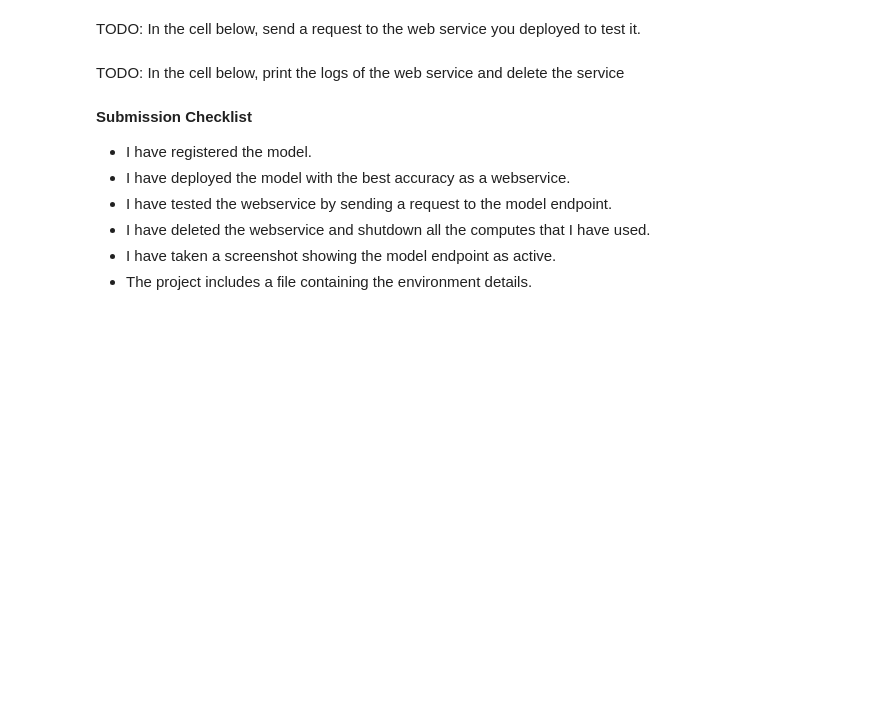
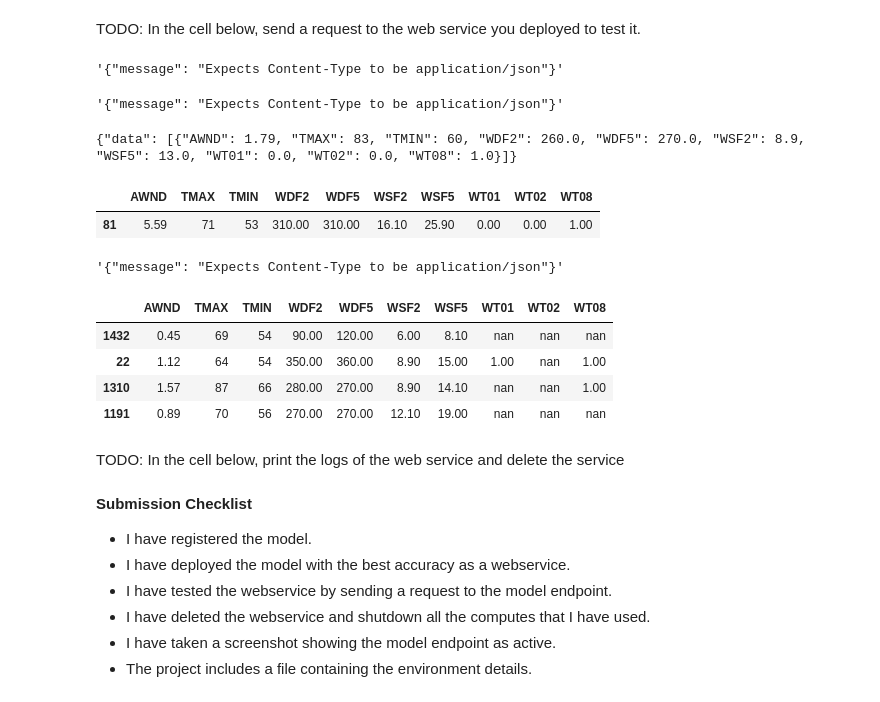
Before and after one commit to RaikohGrass/ML_Azure_Capstone, a Jupyter notebook: automl.ipynb, the cells around one changed output. Cells and saved outputs as stored; diff of their text form; code cells hidden in the pictures; blank space fills up the shorter version.

```diff
--- a/automl.ipynb
+++ b/automl.ipynb
@@ -233,4 +232,58 @@ Swagger URI: http://3e08f3a6-d113-4df7-a407-8fc9518f8ba4.southcentralus.azurecon
 # %% [markdown]
 TODO: In the cell below, send a request to the web service you deployed to test it.
+# %%
+import requests
+import json
+
+# We get a sample from the original dataframe
+df = dataset.to_pandas_dataframe()
+data_sample = df.sample(1).fillna(0)
+precipitation_sample = data_sample.pop('PRCP')
+
+# Transform the data sample into a json format
+dataload = json.dumps({'data': data_sample.to_dict(orient='records')})
+headers = {'Content-type': 'application/json'}
+
+
+# Send a post request to the service
+dataload = '{"data": [{"AWND": 5.59,"TMAX": 71,"TMIN": 53,"WDF2": 310.00,"WDF5": 310.00,"WSF2": 16.10,"WSF5": 25.90,"WT01": 0.00,"WT02": 0.00,"WT08": 0.00}]}'
+post_request = requests.post(service.scoring_uri,dataload,headers)
+post_request.text
+# %% [output]
+'{"message": "Expects Content-Type to be application/json"}'
+# %%
+dataload = '{"data": [{"AWND": 5.59,"TMAX": 71,"TMIN": 53,"WDF2": 310.00,"WDF5": 310.00,"WSF2": 16.10,"WSF5": 25.90,"WT01": 0.00,"WT02": 0.00,"WT08": 0.00}]}'
+
+post_request = requests.post(service.scoring_uri,dataload,headers)
+post_request.text
+# %% [output]
+'{"message": "Expects Content-Type to be application/json"}'
+# %%
+df = dataset.to_pandas_dataframe()
+data_sample = df.sample(1).fillna(0)
+precipitation_sample = data_sample.pop('PRCP')
+
+# Transform the data sample into a json format
+dataload = json.dumps({'data': data_sample.to_dict(orient='records')})
+print(dataload)
+# %% [output]
+{"data": [{"AWND": 1.79, "TMAX": 83, "TMIN": 60, "WDF2": 260.0, "WDF5": 270.0, "WSF2": 8.9, "WSF5": 13.0, "WT01": 0.0, "WT02": 0.0, "WT08": 1.0}]}
+# %%
+data_sample
+# %% [output]
+|  | AWND | TMAX | TMIN | WDF2 | WDF5 | WSF2 | WSF5 | WT01 | WT02 | WT08 |
+| 81 | 5.59 | 71 | 53 | 310.00 | 310.00 | 16.10 | 25.90 | 0.00 | 0.00 | 1.00 |
+# %%
+post_request.text
+# %% [output]
+'{"message": "Expects Content-Type to be application/json"}'
+# %%
+data_sample
+# %% [output]
+|  | AWND | TMAX | TMIN | WDF2 | WDF5 | WSF2 | WSF5 | WT01 | WT02 | WT08 |
+| 1432 | 0.45 | 69 | 54 | 90.00 | 120.00 | 6.00 | 8.10 | nan | nan | nan |
+| 22 | 1.12 | 64 | 54 | 350.00 | 360.00 | 8.90 | 15.00 | 1.00 | nan | 1.00 |
+| 1310 | 1.57 | 87 | 66 | 280.00 | 270.00 | 8.90 | 14.10 | nan | nan | 1.00 |
+| 1191 | 0.89 | 70 | 56 | 270.00 | 270.00 | 12.10 | 19.00 | nan | nan | nan |
 # %% [markdown]
 TODO: In the cell below, print the logs of the web service and delete the service
```
Also changed, not shown: parts of 13 cells of this notebook.
